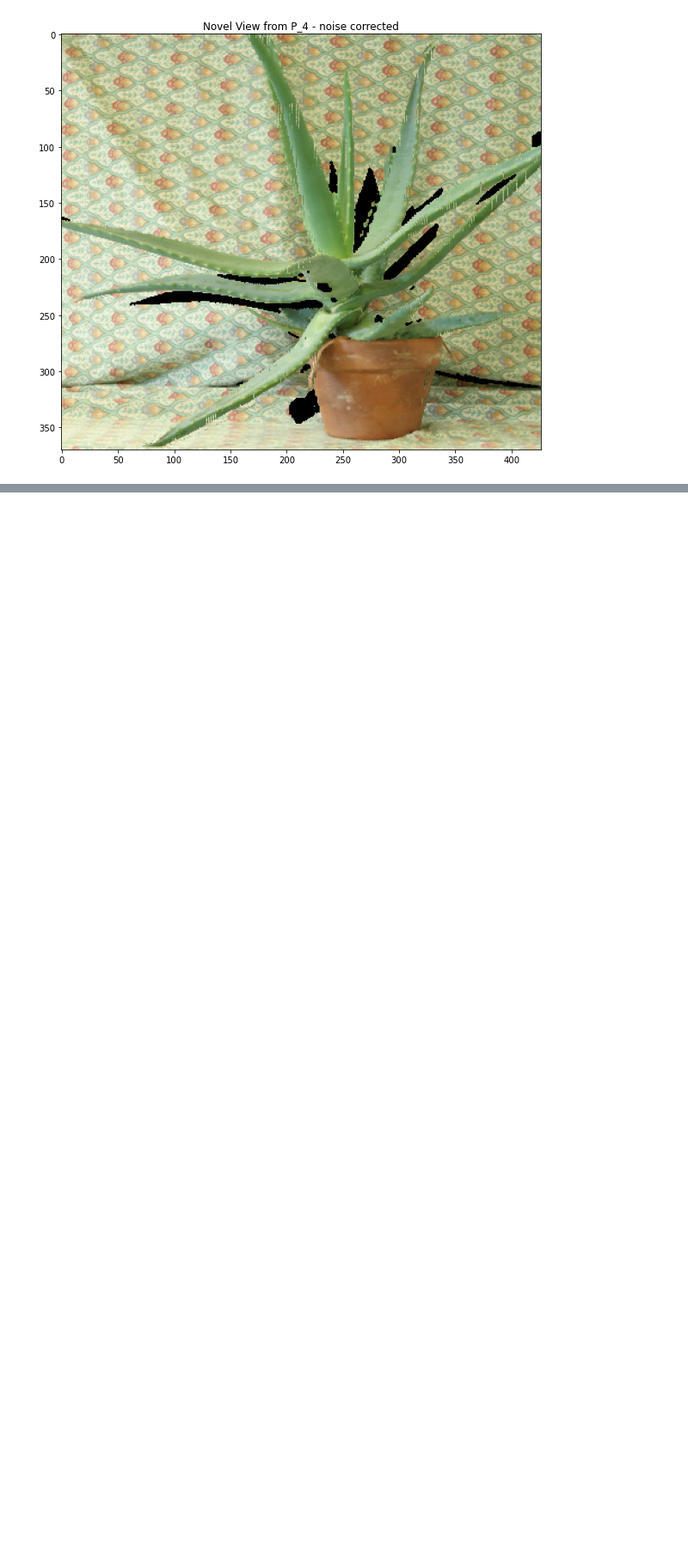
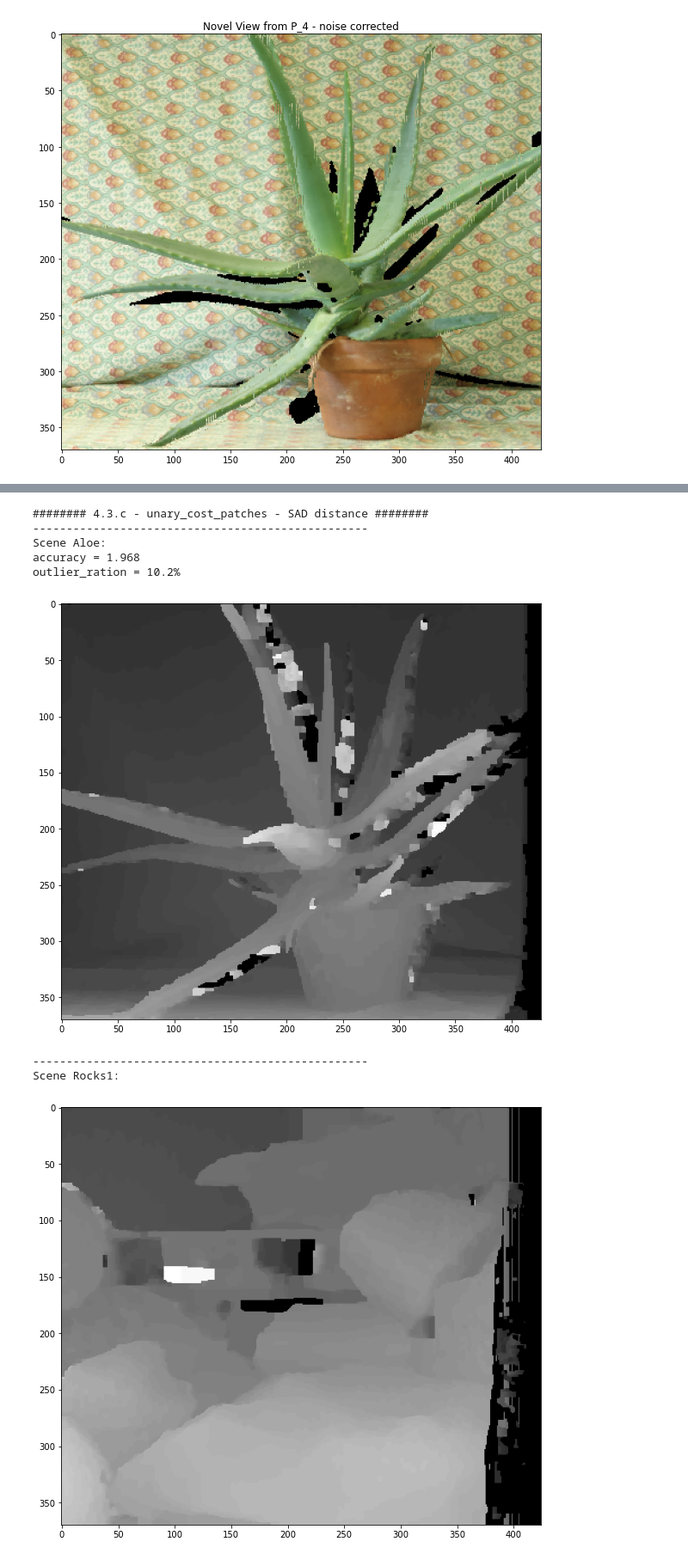
Before and after one commit to antebi-itai/MVGFinalAssignment, a Jupyter notebook: main.ipynb, the cells around one changed output, grey strips where cells are left out. Shown at 86% size. Drawn from its saved outputs; the diff is of its cells as text; code cells hidden in the pictures; blank space fills up the shorter version.

Commit message:
up to 4.3.c (inclusive) - worse results than 4.3.b

```diff
--- a/main.ipynb
+++ b/main.ipynb
@@ -174,20 +185,42 @@ Scene Rocks1:
-# %%
-print("######## unary_cost_patches ########")
-K = 3
-r = 3
-#for scene in [data.SCENES_WITH_GT_DISPARITIES[data.CHOSEN_GT_SCENE_INDEX],
-#			  data.SCENES_WITHOUT_GT_DISPARITIES[data.CHOSEN_WITHOUT_GT_SCENE_INDEX]]:
-for r in [3, 5, 7, 11]:
-	for K in [1, 3, 5, 10]:
-		for scale in [0.1, 0.5, 0.75, 1, 1.25, 1.5, 1.75, 2, 2.25, 2.5]:
-			print("_________________")
-			print("r:", r, "\tK:", K, "\tscale:", scale)
-			scene = data.SCENES_WITH_GT_DISPARITIES[data.CHOSEN_GT_SCENE_INDEX]
-			graph_cuts.images_to_disparity_map_and_3d_scene(scene=scene,
-															get_edges_fn=graph_cuts.get_edges,
-															get_pairwise_cost_fn=graph_cuts.pairwise_cost_l1_saturated,
-															get_pairwise_cost_kwargs=dict({"K": K}),
-															get_unary_cost_fn=graph_cuts.unary_cost_patches,
-															get_unary_cost_kwargs=dict({"kernel_size": r, "scale": scale}),
-															P_l=P_l, P_r=P_r, K_l=K_l, K_r=K_r,
-															subsection="4.3", include_3d_scence=False)
+# %%
+print("######## 4.3.c - unary_cost_patches - SAD distance ########")
+K = 3
+r = 3
+scale = 0.2
+dist_method = "SAD"
+for scene in [data.SCENES_WITH_GT_DISPARITIES[data.CHOSEN_GT_SCENE_INDEX],
+			  data.SCENES_WITHOUT_GT_DISPARITIES[data.CHOSEN_WITHOUT_GT_SCENE_INDEX]]:
+	graph_cuts.images_to_disparity_map_and_3d_scene(scene=scene,
+													get_edges_fn=graph_cuts.get_edges,
+													get_pairwise_cost_fn=graph_cuts.pairwise_cost_l1_saturated,
+													get_pairwise_cost_kwargs=dict({"K": K}),
+													get_unary_cost_fn=graph_cuts.unary_cost_patches,
+													get_unary_cost_kwargs=dict({"kernel_size": r, "scale": scale, "dist_method": dist_method}),
+													P_l=P_l, P_r=P_r, K_l=K_l, K_r=K_r,
+													subsection="4.3", plot_results=True)
+
+print("######## 4.3.c - unary_cost_patches - NCC distance ########")
+K = 3
+r = 3
+scale = 30
+dist_method = "NCC"
+for scene in [data.SCENES_WITH_GT_DISPARITIES[data.CHOSEN_GT_SCENE_INDEX],
+			  data.SCENES_WITHOUT_GT_DISPARITIES[data.CHOSEN_WITHOUT_GT_SCENE_INDEX]]:
+	graph_cuts.images_to_disparity_map_and_3d_scene(scene=scene,
+													get_edges_fn=graph_cuts.get_edges,
+													get_pairwise_cost_fn=graph_cuts.pairwise_cost_l1_saturated,
+													get_pairwise_cost_kwargs=dict({"K": K}),
+													get_unary_cost_fn=graph_cuts.unary_cost_patches,
+													get_unary_cost_kwargs=dict({"kernel_size": r, "scale": scale, "dist_method": dist_method}),
+													P_l=P_l, P_r=P_r, K_l=K_l, K_r=K_r,
+													subsection="4.3", plot_results=True)
+# %% [output]
+######## 4.3.c - unary_cost_patches - SAD distance ########
+--------------------------------------------------
+Scene Aloe:
+accuracy = 1.968
+outlier_ration = 10.2%
+[figure, added]
+--------------------------------------------------
+Scene Rocks1:
+[figure, added]
```
Also changed, not shown: parts of 7 cells of this notebook, 1 other file.
